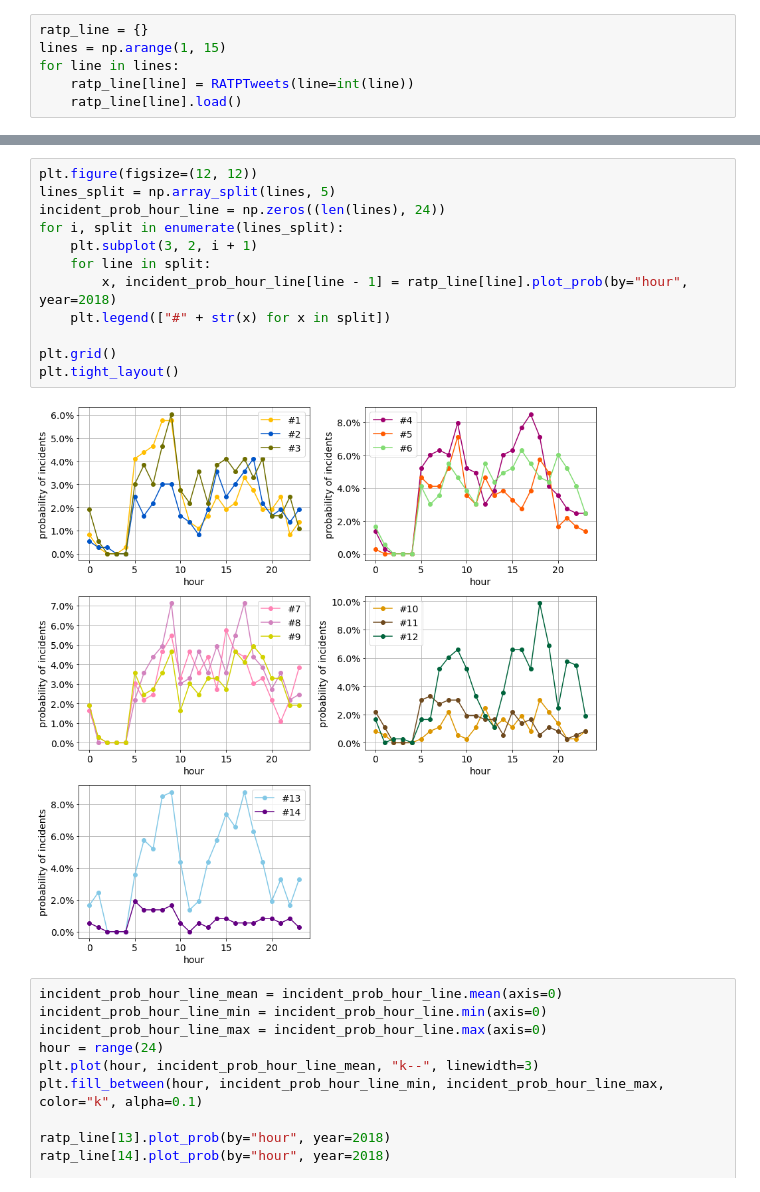
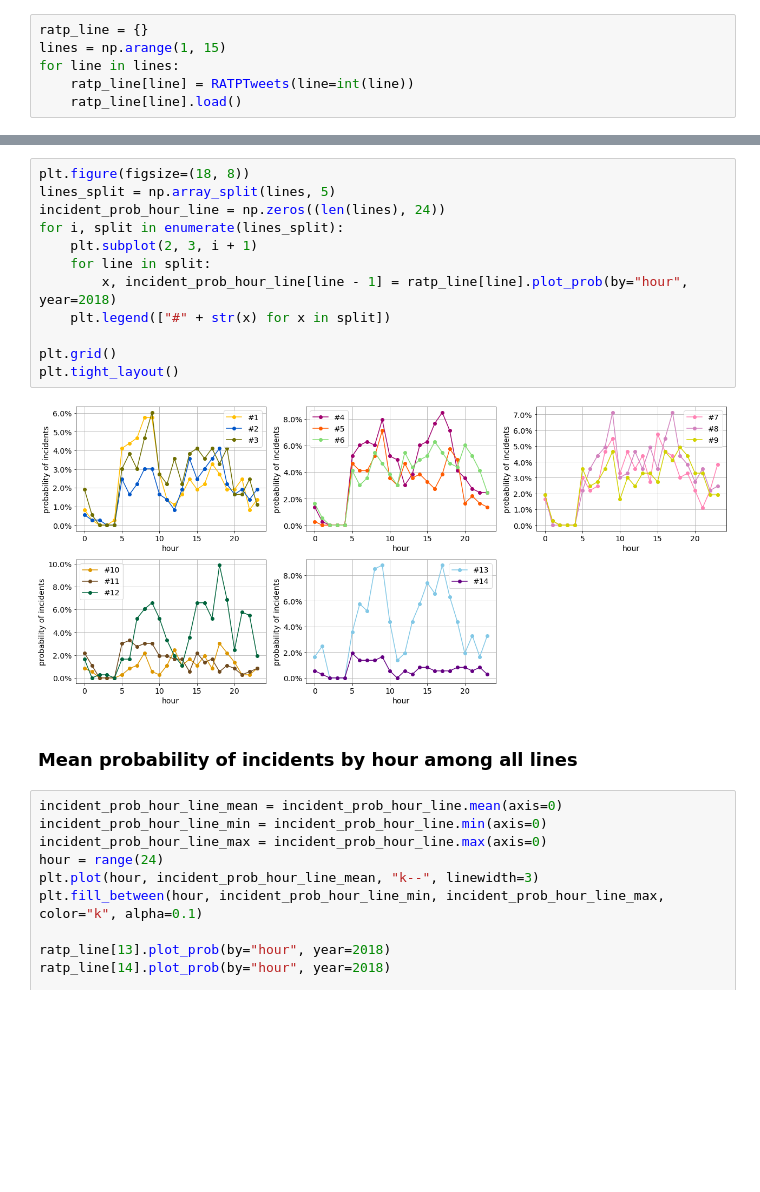
Before and after one commit to tianyikillua/ratpmetro, a Jupyter notebook: ratp-metro-incident.ipynb, the cells around one changed output, grey strips where cells are left out. Drawn from its saved outputs; the diff is of its cells as text; blank space fills up the shorter version.

```diff
--- a/ratp-metro-incident.ipynb
+++ b/ratp-metro-incident.ipynb
@@ -558,17 +556,19 @@ plt.tight_layout()
 # %%
-plt.figure(figsize=(12, 12))
+plt.figure(figsize=(18, 8))
 lines_split = np.array_split(lines, 5)
 incident_prob_hour_line = np.zeros((len(lines), 24))
 for i, split in enumerate(lines_split):
-    plt.subplot(3, 2, i + 1)
+    plt.subplot(2, 3, i + 1)
     for line in split:
         x, incident_prob_hour_line[line - 1] = ratp_line[line].plot_prob(by="hour", year=2018)
     plt.legend(["#" + str(x) for x in split])
 
 plt.grid()
 plt.tight_layout()
 # %% [output]
-[figure, old version]
+[figure, new version]
+# %% [markdown]
+### Mean probability of incidents by hour among all lines
 # %%
 incident_prob_hour_line_mean = incident_prob_hour_line.mean(axis=0)
 incident_prob_hour_line_min = incident_prob_hour_line.min(axis=0)
```
Also changed, not shown: parts of 9 cells of this notebook, 1 other file.
